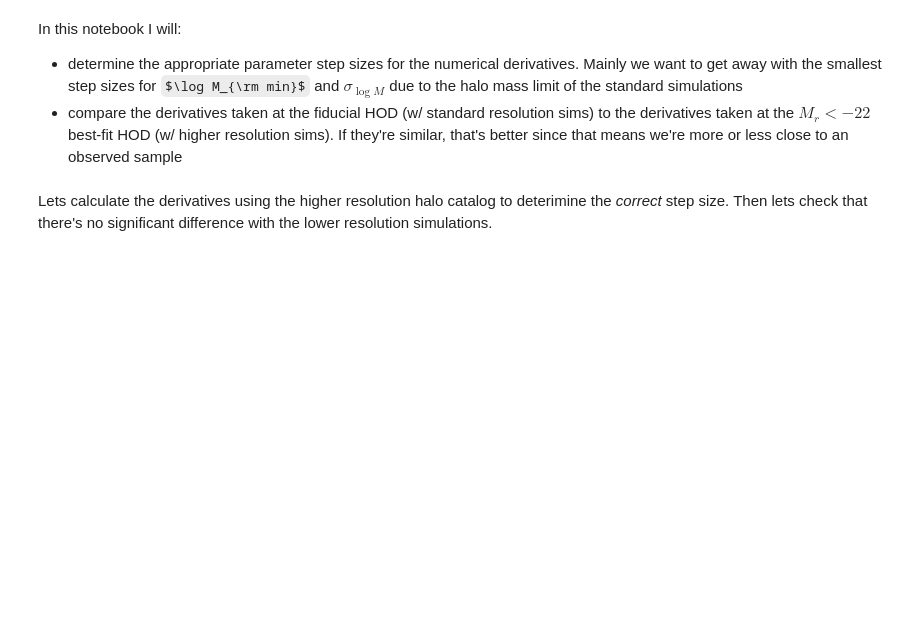
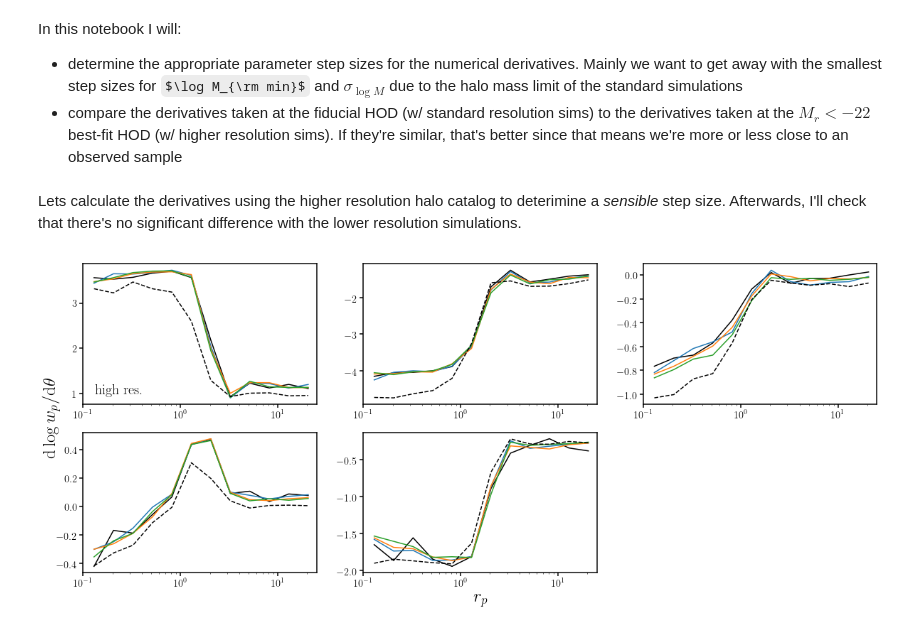
Before and after one commit to changhoonhahn/eMaNu, a Jupyter notebook: notebook/hod/hod_deriv.ipynb, the cells around one changed output. Cells and saved outputs as stored; diff of their text form; code cells hidden in the pictures; some formulas as TeX source; blank space fills up the shorter version.

```diff
--- a/notebook/hod/hod_deriv.ipynb
+++ b/notebook/hod/hod_deriv.ipynb
@@ -118,7 +118,7 @@ def dpkdtheta(halos, tt, dtt, rsd=True, log=True, nreal=1):
         dpks.append(dpk)
     return k, dpks
 # %% [markdown]
-Lets calculate the derivatives using the higher resolution halo catalog to deterimine the *correct* step size. Then lets check that there's no significant difference with the lower resolution simulations.
+Lets calculate the derivatives using the higher resolution halo catalog to deterimine a *sensible* step size. Afterwards, I'll check that there's no significant difference with the lower resolution simulations.
 # %%
 dtt0 = np.array([0.05, 0.05, 0.1, 0.1, 0.05])
 dtt1 = np.array([0.075, 0.075, 0.15, 0.15, 0.075])
@@ -129,19 +129,25 @@ dlogwps0_hr = dwpdtheta(halos_hires, hod_fid, dtt0, rsd=True, log=True, nreal=10
 dlogwps1_hr = dwpdtheta(halos_hires, hod_fid, dtt1, rsd=True, log=True, nreal=10)
 dlogwps2_hr = dwpdtheta(halos_hires, hod_fid, dtt2, rsd=True, log=True, nreal=10)
 dlogwps3_hr = dwpdtheta(halos_hires, hod_fid, dtt3, rsd=True, log=True, nreal=10)
+# %%
+# get the derivative of wp for the Mr=-22 sample for reference
+dlogwps_Mr22 = dwpdtheta(halos_hires, hod_Mr22, dtt1, rsd=True, log=True, nreal=10)
 # %%
-fig = plt.figure(figsize=(20, 4))
+fig = plt.figure(figsize=(20, 8))
 for i in range(5):
-    sub = fig.add_subplot(1,5,i+1)
+    sub = fig.add_subplot(2,3,i+1)
     sub.plot(0.5*(rbins[1:] + rbins[:-1]), dlogwps0_hr[i], c='k')
     sub.plot(0.5*(rbins[1:] + rbins[:-1]), dlogwps1_hr[i], c='C0')
     sub.plot(0.5*(rbins[1:] + rbins[:-1]), dlogwps2_hr[i], c='C1')
     sub.plot(0.5*(rbins[1:] + rbins[:-1]), dlogwps3_hr[i], c='C2')
+    sub.plot(0.5*(rbins[1:] + rbins[:-1]), dlogwps_Mr22[i], c='k', ls='--')
 
     sub.set_xscale('log')
     sub.set_xlim(1e-1, 25)
     if i == 0: sub.text(0.05, 0.05, 'high res.', ha='left', va='bottom', transform=sub.transAxes, fontsize=20)
 bkgd = fig.add_subplot(111, frameon=False)
 bkgd.set_xlabel('$r_p$', fontsize=25)
 bkgd.set_ylabel(r'${\rm d} \log w_p/{\rm d} \theta$', fontsize=25)
 bkgd.tick_params(labelcolor='none', top=False, bottom=False, left=False, right=False)
+# %% [output]
+[figure, added]
```
Also changed, not shown: parts of 2 cells of this notebook, 4 other files.
